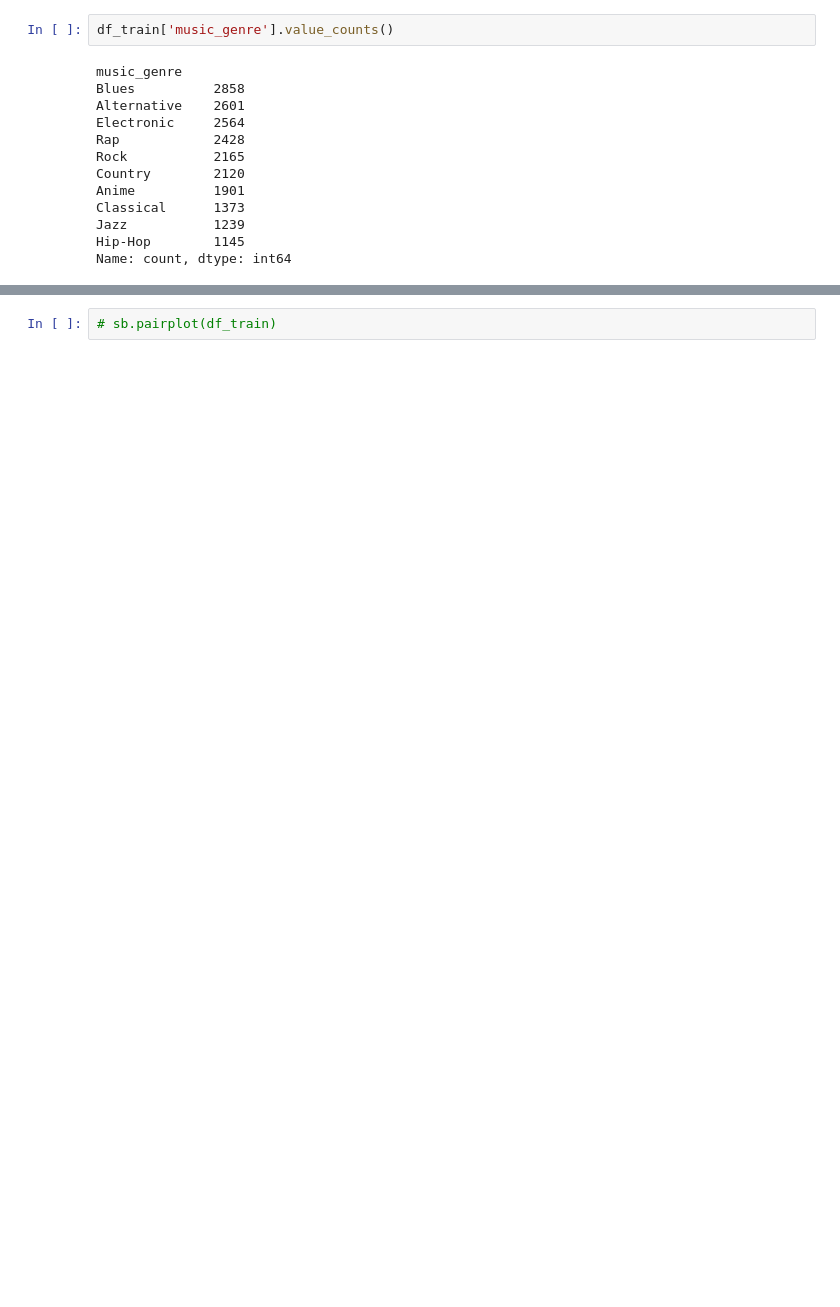
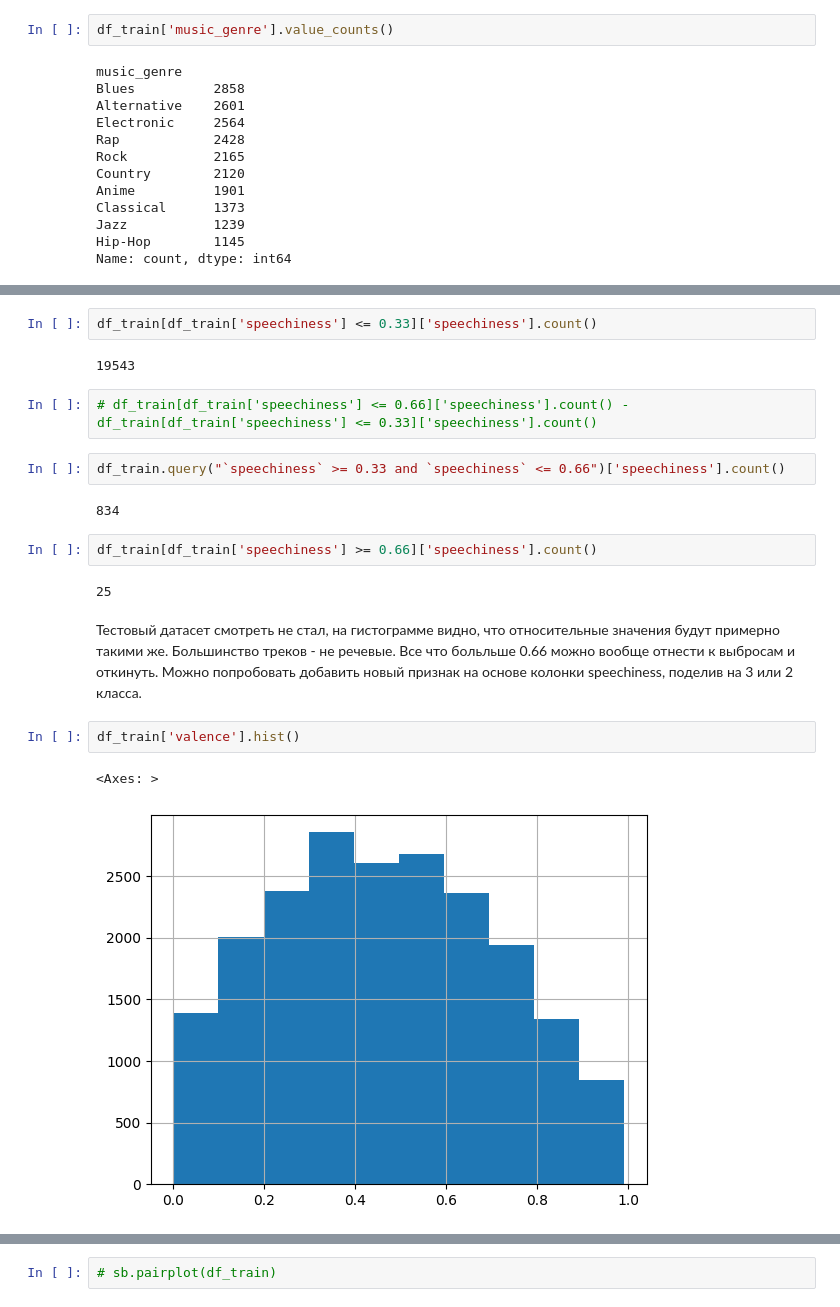
Before and after one commit to Parkhomenko-Vladimir/Music-classification, a Jupyter notebook: main.ipynb, the cells around one changed output, grey strips where cells are left out. Saved outputs shown, nothing was run; the diff lists cells and outputs as text; blank space fills up the shorter version.

```diff
--- a/main.ipynb
+++ b/main.ipynb
@@ -87,0 +208,21 @@ Name: count, dtype: int64
+# %%
+df_train[df_train['speechiness'] <= 0.33]['speechiness'].count()
+# %% [output]
+19543
+# %%
+# df_train[df_train['speechiness'] <= 0.66]['speechiness'].count() - df_train[df_train['speechiness'] <= 0.33]['speechiness'].count()
+# %%
+df_train.query("`speechiness` >= 0.33 and `speechiness` <= 0.66")['speechiness'].count()
+# %% [output]
+834
+# %%
+df_train[df_train['speechiness'] >= 0.66]['speechiness'].count()
+# %% [output]
+25
+# %% [markdown]
+Тестовый датасет смотреть не стал, на гистограмме видно, что относительные значения будут примерно такими же. Большинство треков - не речевые. Все что больльше 0.66 можно вообще отнести к выбросам и откинуть. Можно попробовать добавить новый признак на основе колонки speechiness, поделив на 3 или 2 класса.
+# %%
+df_train['valence'].hist()
+# %% [output]
+<Axes: >
+[figure, added]
```
Also changed, not shown: parts of 33 cells of this notebook.
